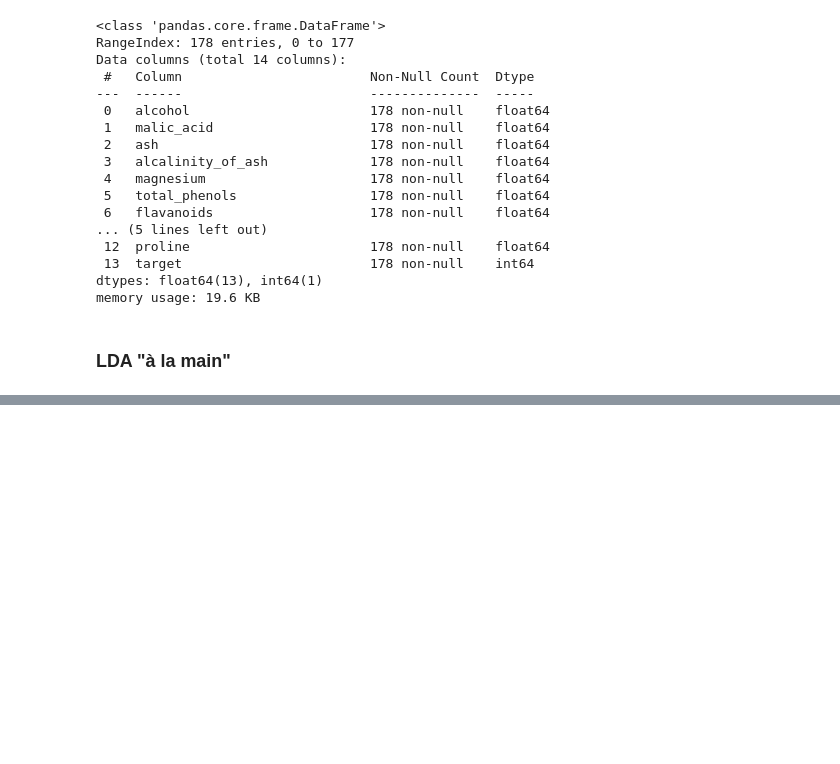
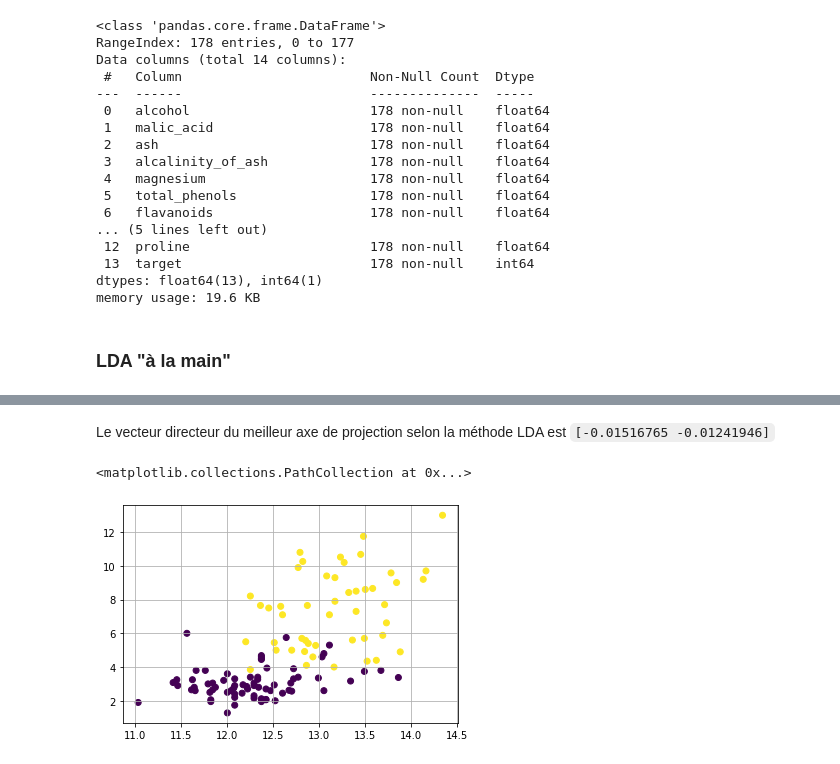
Before and after one commit to charles66820/CREMIfiles, a Jupyter notebook: acid/td/td07.ipynb, the cells around one changed output, grey strips where cells are left out. Drawn from its saved outputs; the diff is of its cells as text; code cells hidden in the pictures; blank space fills up the shorter version.

```diff
--- a/acid/td/td07.ipynb
+++ b/acid/td/td07.ipynb
@@ -123,4 +122,4 @@ dataset = dataset.sample(frac=1)
 # %%
 class_1_2 = dataset[dataset.target != 0]
 X = class_1_2[["alcohol", "color_intensity"]]
-Y = class_1_2[["target"]]
+Y = class_1_2["target"]
@@ -128,0 +206,8 @@ Y = class_1_2[["target"]]
+# %% [markdown]
+Le vecteur directeur du meilleur axe de projection selon la méthode LDA est `[-0.01516765 -0.01241946]`
+# %%
+plt.grid()
+plt.scatter(X["alcohol"], X["color_intensity"], c=Y)
+# %% [output]
+<matplotlib.collections.PathCollection at 0x...>
+[figure, added]
```
Also changed, not shown: parts of 12 cells of this notebook, 1 other file.
